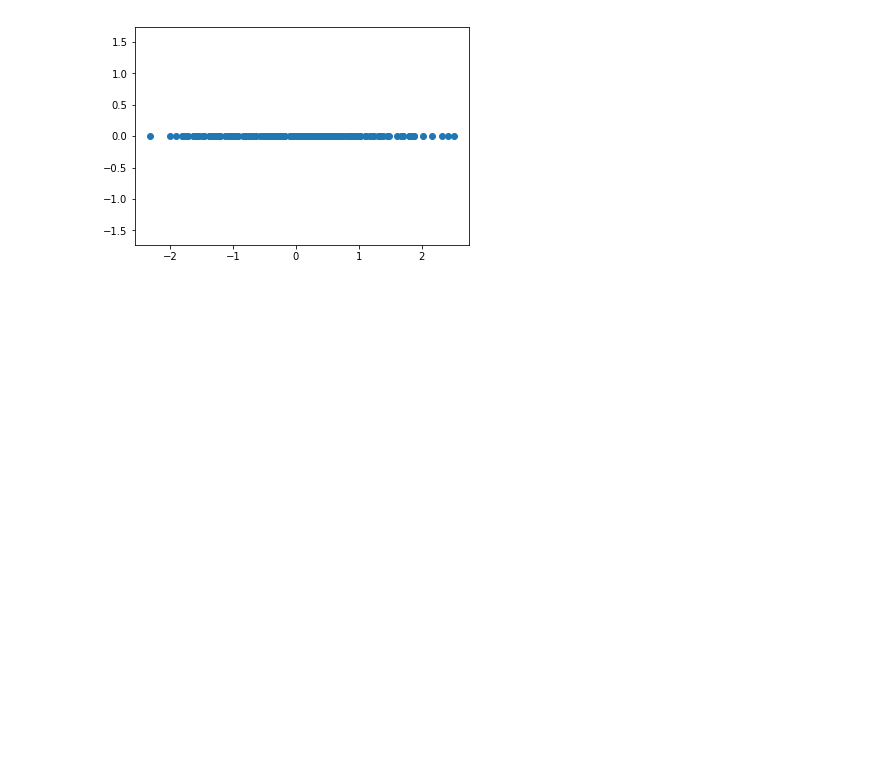
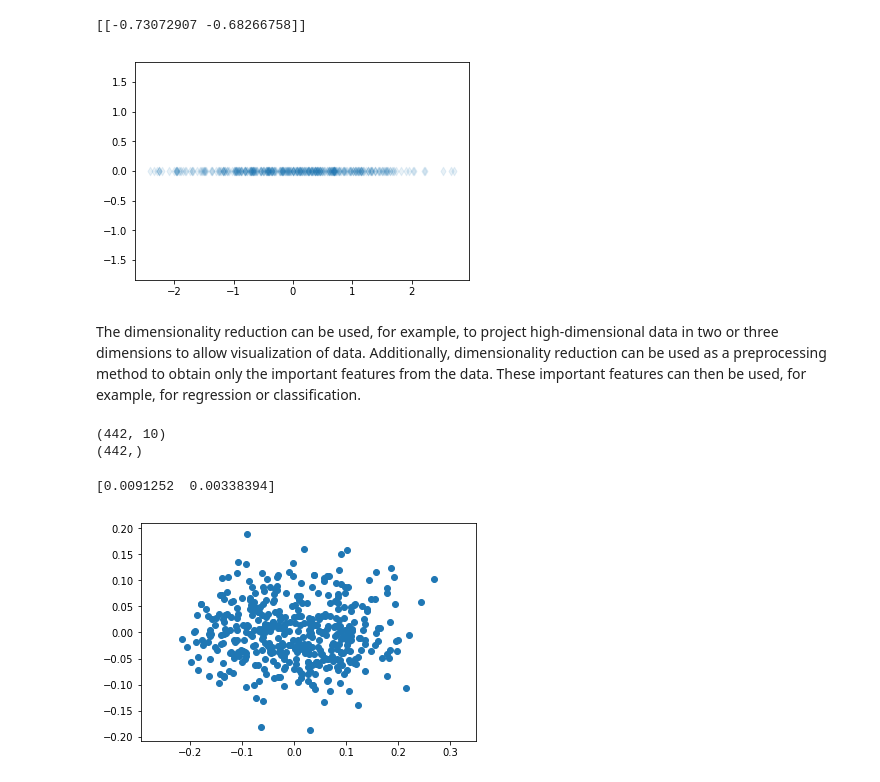
Before and after one commit to jttoivon/data-analysis-with-python-spring-2019, a Jupyter notebook: pca.ipynb, the cells around one changed output. Cells and saved outputs as stored; diff of their text form; code cells hidden in the pictures; blank space fills up the shorter version.

```diff
--- a/pca.ipynb
+++ b/pca.ipynb
@@ -47,8 +73,30 @@ print(pca.mean_)
 # %%
-pca=PCA(1)
+pca=PCA(n_components=1)
 pca.fit(X)
 Z=pca.transform(X)
+print(pca.components_)
 plt.axis('equal')
-plt.scatter(Z[:,0],np.zeros(200));
+plt.scatter(Z[:,0],np.zeros(400), marker="d", alpha=0.1);
 # %% [output]
+[[-0.73072907 -0.68266758]]
-[figure, old version]
+[figure, new version]
+# %% [markdown]
+The dimensionality reduction can be used, for example, to project high-dimensional data in two or three dimensions to allow visualization of data. Additionally, dimensionality reduction can be used as a preprocessing method to obtain only the important features from the data. These important features can then be used, for example, for regression or classification.
+# %%
+from sklearn.datasets import load_diabetes
+X, y = load_diabetes(True)
+print(X.shape)
+print(y.shape)
+# %% [output]
+(442, 10)
+(442,)
+# %%
+pca=PCA(2)
+pca.fit(X)
+print(pca.explained_variance_)
+Z=pca.transform(X)
+plt.axis('equal')
+plt.scatter(Z[:,0], Z[:,1]);
+# %% [output]
+[0.0091252  0.00338394]
+[figure, added]
```
Also changed, not shown: parts of 12 cells of this notebook, 1 other file.
